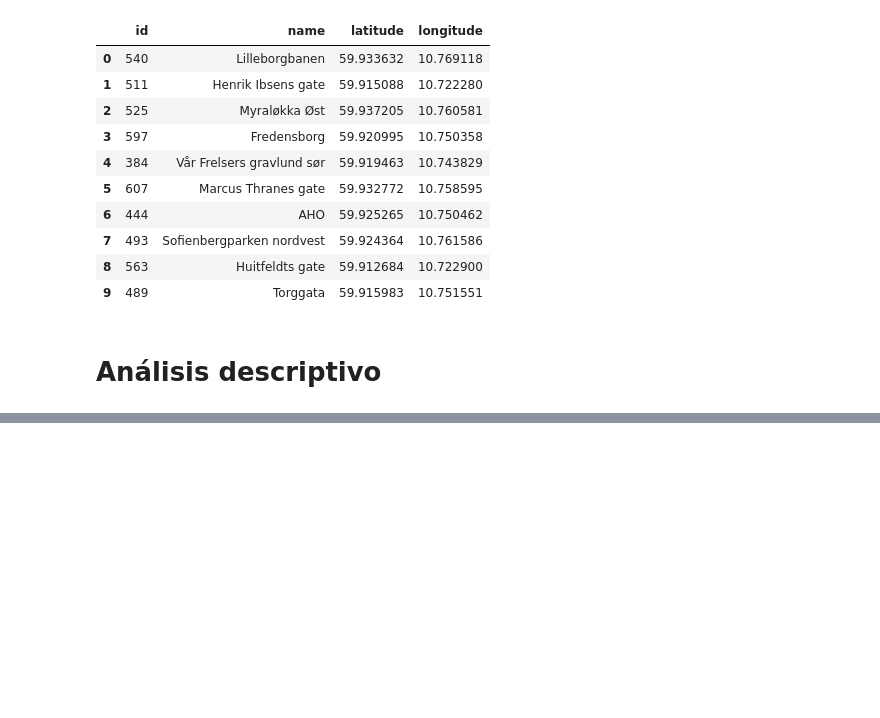
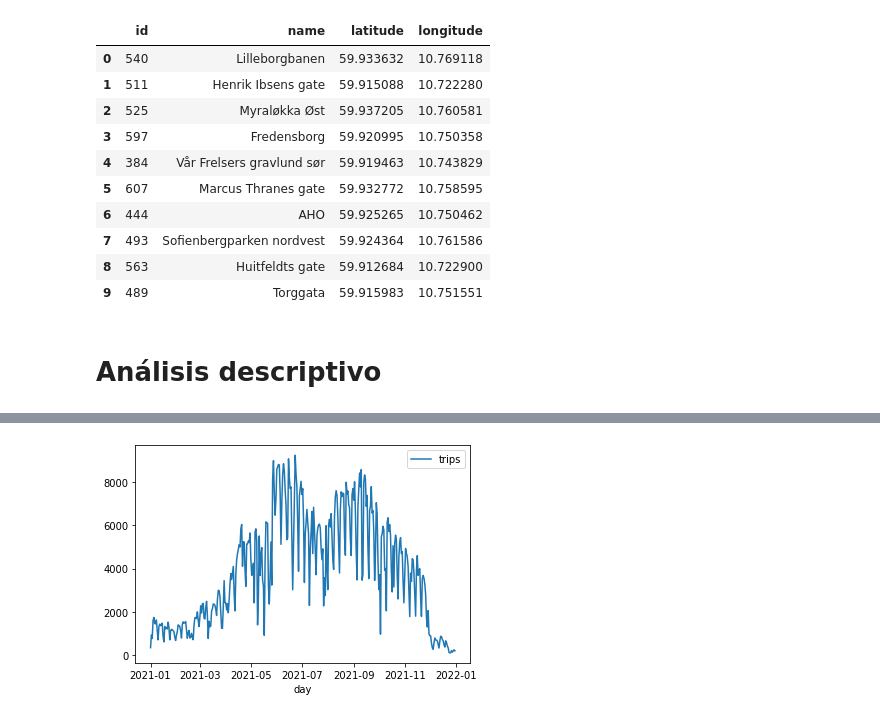
Before and after one commit to jsainero/BSS-Oslo, a Jupyter notebook: TFM.ipynb, the cells around one changed output, grey strips where cells are left out. Drawn from its saved outputs; the diff is of its cells as text; code cells hidden in the pictures; blank space fills up the shorter version.

```diff
--- a/TFM.ipynb
+++ b/TFM.ipynb
@@ -137,0 +172,4 @@ plt.show()
+# %%
+two_var_graphs(df_enhanced, 'day', 'trips', 'sum')
+# %% [output]
+[figure, added]
```
Also changed, not shown: parts of 20 cells of this notebook.
